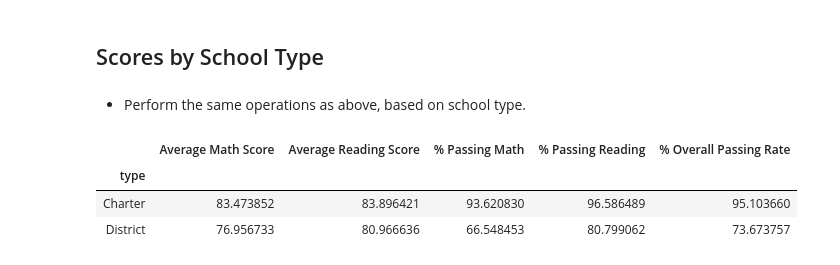
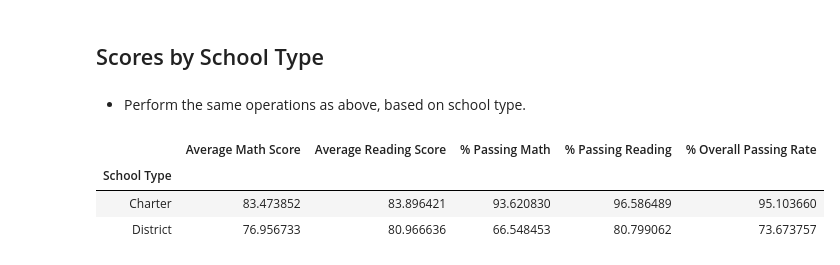
Before and after one commit to phamkdaniel/PyCitySchools, a Jupyter notebook: PyCitySchools_starter.ipynb, the cells around one changed output. Saved outputs shown, nothing was run; the diff lists cells and outputs as text; code cells hidden in the pictures.

```diff
--- a/PyCitySchools_starter.ipynb
+++ b/PyCitySchools_starter.ipynb
@@ -141,24 +117,35 @@ pass_overall_percent
 # %% [markdown]
 * Sort and display the top five schools in overall passing rate
 # %%
-school_group_data = school_data_complete.groupby(["school_name", "type"])
+# group complete data by School and School Type
+school_group_data = full_school_data_df.groupby(["School Name", "School Type"])
 school_student_count = school_group_data["Student ID"].count()
 
-school_pass_math = pass_math.groupby(["school_name"])
-school_math_percent = school_pass_math["math_score"].count() / school_student_count *100
+# compute percent passing for math and reading
+school_pass_math = pass_math.groupby(["School Name"])
+school_math_percent = school_pass_math["Math Score"].count() / school_student_count *100
 
-school_pass_reading = pass_reading.groupby(["school_name"])
-school_reading_percent = school_pass_reading["reading_score"].count() / school_student_count *100
+school_pass_reading = pass_reading.groupby(["School Name"])
+school_reading_percent = school_pass_reading["Reading Score"].count() / school_student_count *100
 
+# store information
 performance_df = pd.DataFrame(
     {
-#         "School Type" : school_data.groupby(["school_name"])["type"],
         "Total Students" : school_student_count,
-        "Total School Budget" : school_group_data["budget"].mean(),
-        "Per Student Budget" : school_group_data["budget"].mean() / school_student_count,
-        "Average Math Score" : school_group_data["math_score"].mean(),
-        "Average Reading Score" : school_group_data["reading_score"].mean(),
+        "Total School Budget" : school_group_data["Budget"].mean(),
+        "Per Student Budget" : school_group_data["Budget"].mean() / school_student_count,
+        "Average Math Score" : school_group_data["Math Score"].mean(),
+        "Average Reading Score" : school_group_data["Reading Score"].mean(),
         "% Passing Math" : school_math_percent,
         "% Passing Reading" : school_reading_percent,
         "% Overall Passing Rate" : (school_math_percent + school_reading_percent) / 2
     })
+
+# sort by highest overall passing rate
+best_schools_df = performance_df.sort_values(by="% Overall Passing Rate", ascending = False)
+
+# formatting
+best_schools_df["Total School Budget"] = best_schools_df["Total School Budget"].map("${:,}".format)
+best_schools_df["Per Student Budget"] = best_schools_df["Per Student Budget"].map("${:,.2f}".format)
+
+best_schools_df.head()
@@ -358,13 +339,13 @@ school_size_df.groupby(["School Size"]).mean()
 # %%
 school_type_df = performance_df.copy()
 
 # remove unecessary columns
 school_type_df = school_type_df.drop( \
     columns=["Total Students", "Total School Budget", "Per Student Budget"], axis=1)
 
-school_type_df.groupby(["type"]).mean()
+school_type_df.groupby(["School Type"]).mean()
 # %% [output]
 |  | Average Math Score | Average Reading Score | % Passing Math | % Passing Reading | % Overall Passing Rate |
-| type |  |  |  |  |  |
+| School Type |  |  |  |  |  |
 | Charter | 83.473852 | 83.896421 | 93.620830 | 96.586489 | 95.103660 |
 | District | 76.956733 | 80.966636 | 66.548453 | 80.799062 | 73.673757 |
```
Also changed, not shown: parts of 14 cells of this notebook.
